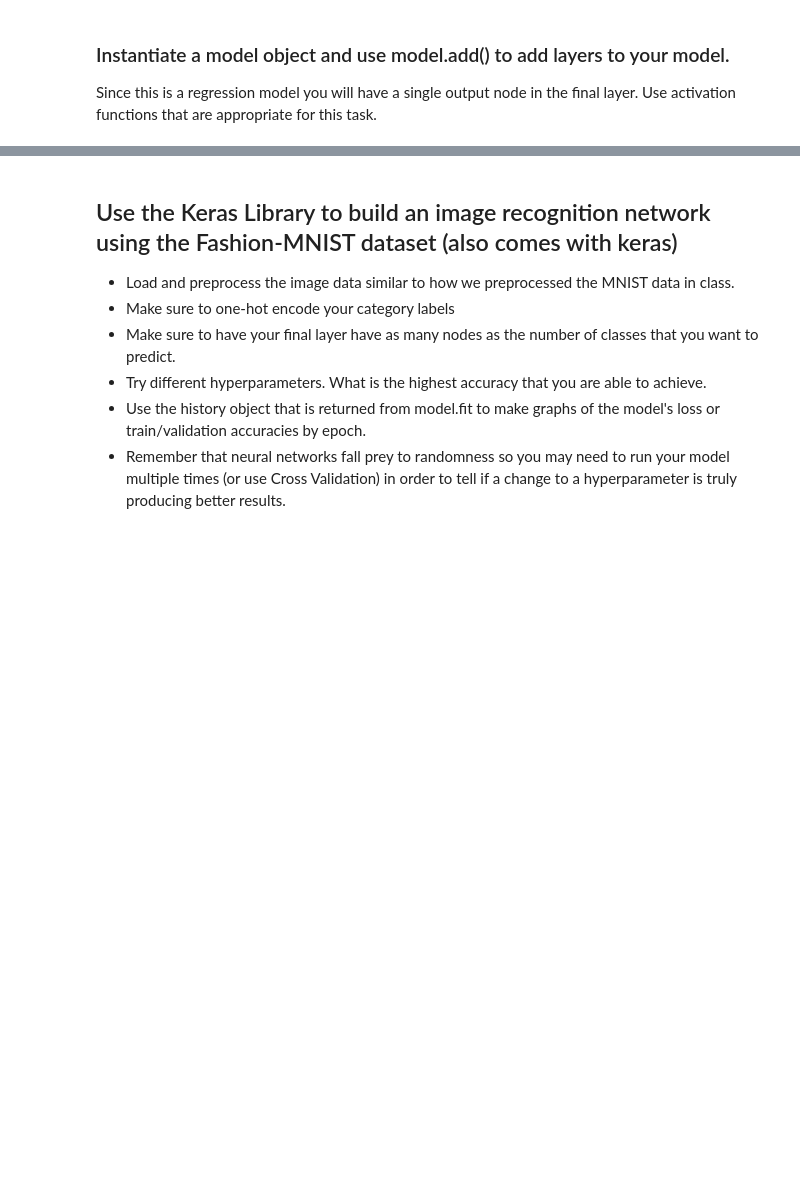
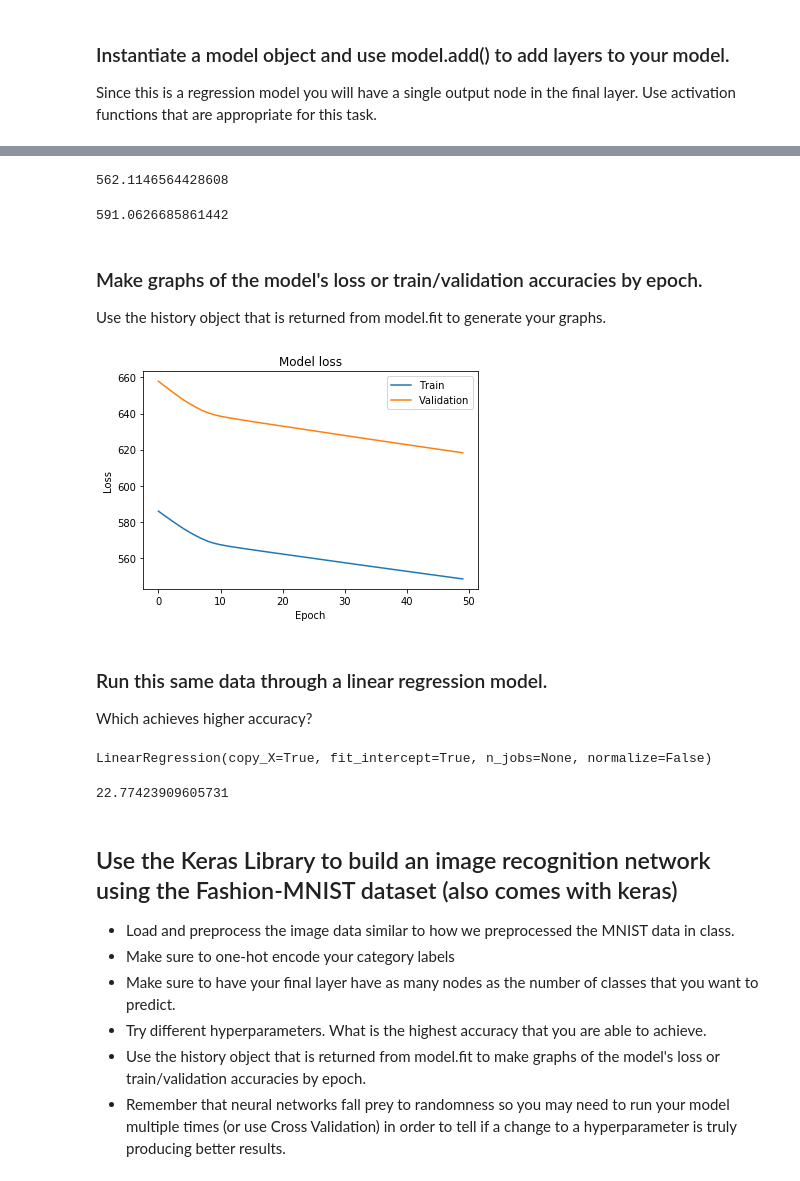
Before and after one commit to bloominstituteoftechnology/DS-Unit-4-Sprint-2-Neural-Networks, a Jupyter notebook: module3-Intro-to-Keras/LS_DS_423_Keras_Assignment.ipynb, the cells around one changed output, grey strips where cells are left out. Drawn from its saved outputs; the diff is of its cells as text; code cells hidden in the pictures; blank space fills up the shorter version.

Commit message:
Add history visualizations.

```diff
--- a/module3-Intro-to-Keras/LS_DS_423_Keras_Assignment.ipynb
+++ b/module3-Intro-to-Keras/LS_DS_423_Keras_Assignment.ipynb
@@ -68,5 +71,5 @@ Since this is a regression model you will have a single output node in the final
 # %%
 model = keras.Sequential()
 # %%
-model.add(Dense(1, input_dim=13, activation='relu'))
-model.add()
+model.add(keras.layers.Dense(1, input_dim=13, activation='relu'))
+model.add(keras.layers.Dense(1))
@@ -72,0 +82,2 @@ model.add()
+# %%
+model.compile(loss='mean_squared_error', optimizer='adam')
@@ -72,0 +88,2 @@ model.add()
+# %%
+history_bh = model.fit(x_train_bh, y_train_bh, epochs=50, validation_split=0.2, verbose=False)
@@ -72,0 +92,29 @@ model.add()
+# %%
+# Neural network training set error.
+mean_squared_error(y_train_bh, predictions_bh_nn)
+# %% [output]
+562.1146564428608
+# %%
+# Neural network test set error.
+mean_squared_error(y_test_bh, model.predict(x_test_bh))
+# %% [output]
+591.0626685861442
+# %% [markdown]
+### Make graphs of the model's loss or train/validation accuracies by epoch.
+
+Use the history object that is returned from model.fit to generate your graphs.
+# %%
+# Plot training & validation loss values
+plt.plot(history_bh.history['loss'])
+plt.plot(history_bh.history['val_loss'])
+plt.title('Model loss')
+plt.ylabel('Loss')
+plt.xlabel('Epoch')
+plt.legend(['Train', 'Validation'], loc='best')
+plt.show()
+# %% [output]
+[figure, added]
+# %% [markdown]
+### Run this same data through a linear regression model.
+
+Which achieves higher accuracy?
@@ -72,0 +123,4 @@ model.add()
+# %%
+lr_model.fit(x_train_bh, y_train_bh)
+# %% [output]
+LinearRegression(copy_X=True, fit_intercept=True, n_jobs=None, normalize=False)
@@ -73,3 +129,7 @@ model.add()
+# %%
+mean_squared_error(y_train_bh, predictions_bh)
+# %% [output]
+22.77423909605731
 # %% [markdown]
 ## Use the Keras Library to build an image recognition network using the Fashion-MNIST dataset (also comes with keras)
 
```
Also changed, not shown: parts of 16 cells of this notebook.
